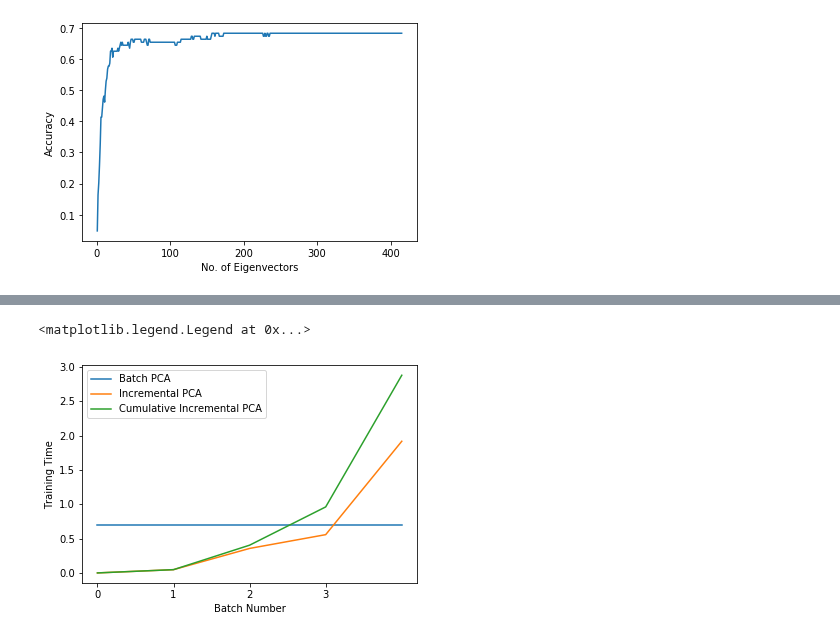
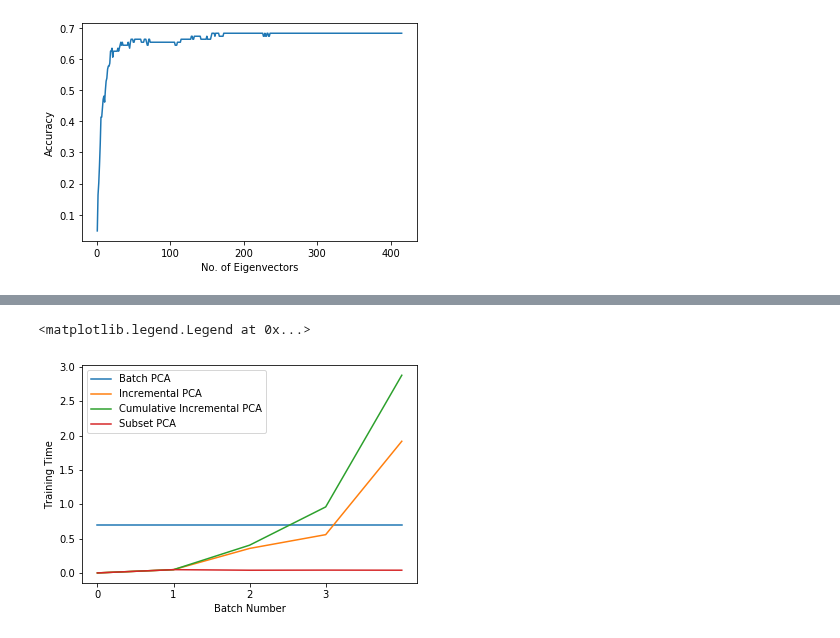
Before and after one commit to pedromonteiro18/Pattern_Recognition, a Jupyter notebook: Coursework.ipynb, the cells around one changed output, grey strips where cells are left out. Saved outputs shown, nothing was run; the diff lists cells and outputs as text; code cells hidden in the pictures.

```diff
--- a/Coursework.ipynb
+++ b/Coursework.ipynb
@@ -551,15 +549,17 @@ plt.plot(x,y)
 # %%
 x = [0, 1, 2, 3, 4]
 batch_time = [0.699, 0.699, 0.699, 0.699, 0.699]
 inc_pca_time = [0, 0.0475, 0.357, 0.558, 1.92]
 inc_pca_cum_time = [0, 0.0475, 0.0475+0.357, 0.0475+0.357+0.558, 0.0475+0.357+0.558+1.92]
+comp_new_eig = [0, 0.0475, 0.0394, 0.0409, 0.0396]
 plt.xlabel("Batch Number")
 plt.xticks(range(4))
 plt.ylabel("Training Time")
 plt.plot(x, batch_time)
 plt.plot(x, inc_pca_time)
 plt.plot(x, inc_pca_cum_time)
-plt.legend(['Batch PCA', 'Incremental PCA', 'Cumulative Incremental PCA'], loc='upper left')
+plt.plot(x, comp_new_eig)
+plt.legend(['Batch PCA', 'Incremental PCA', 'Cumulative Incremental PCA', "Subset PCA"], loc='upper left')
 # %% [output]
 <matplotlib.legend.Legend at 0x...>
-[figure, old version]
+[figure, new version]
```
Also changed, not shown: parts of 3 cells of this notebook.
